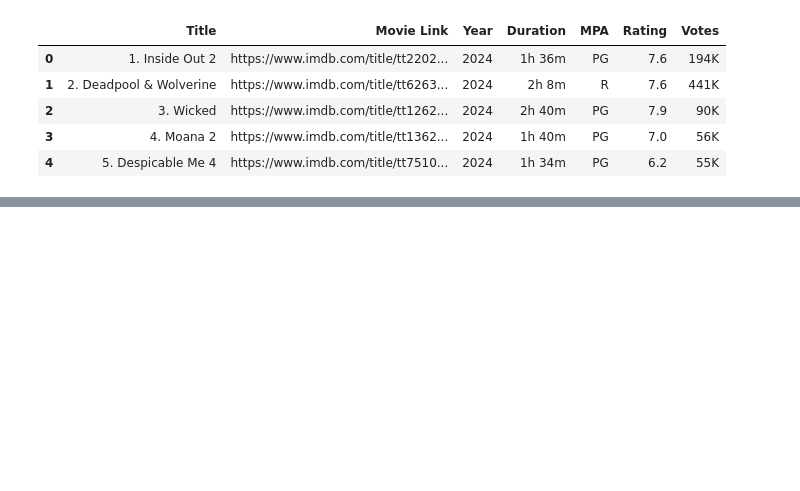
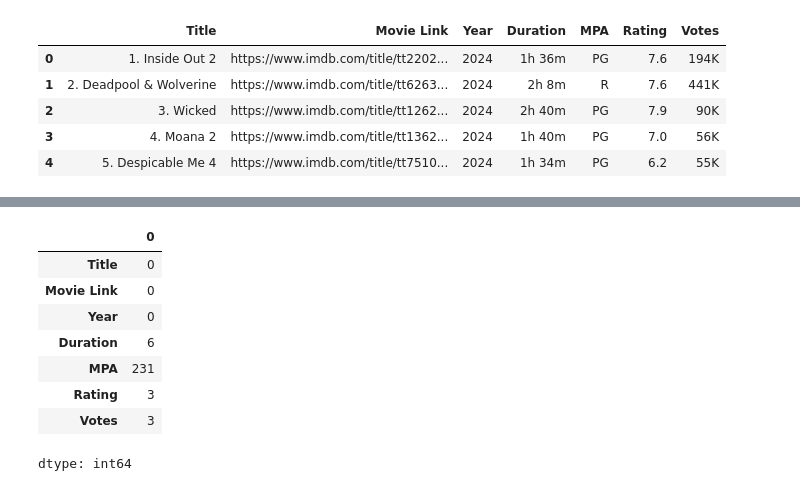
Before and after one commit to sudohui/cctb, a Jupyter notebook: assignment.ipynb, the cells around one changed output, grey strips where cells are left out. Cells and saved outputs as stored; diff of their text form; code cells hidden in the pictures; blank space fills up the shorter version.

```diff
--- a/assignment.ipynb
+++ b/assignment.ipynb
@@ -15,0 +58,12 @@ data.head()
+# %%
+data.isnull().sum()
+# %% [output]
+|  | 0 |
+| Title | 0 |
+| Movie Link | 0 |
+| Year | 0 |
+| Duration | 6 |
+| MPA | 231 |
+| Rating | 3 |
+| Votes | 3 |
+dtype: int64
```
Also changed, not shown: parts of 11 cells of this notebook.
